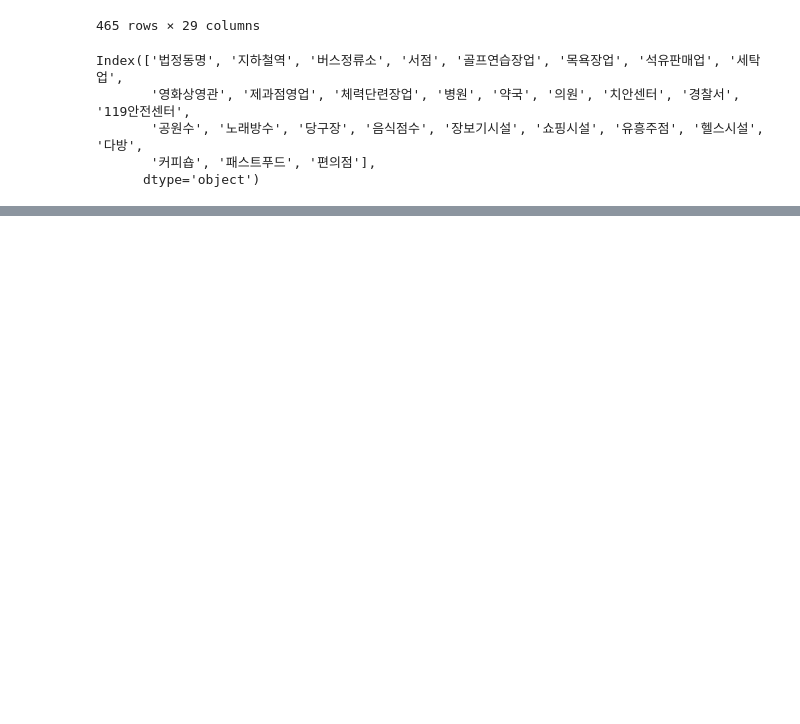
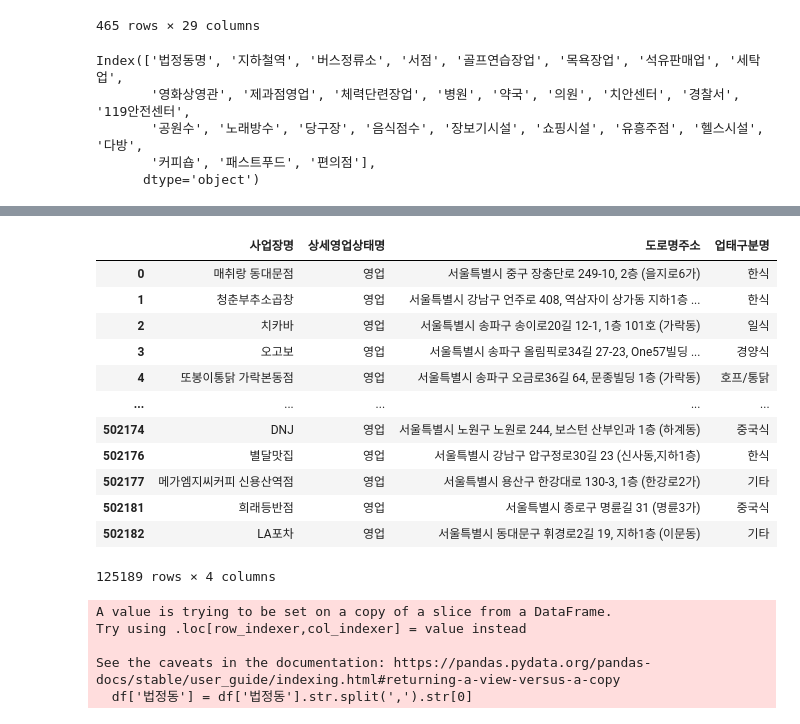
Before and after one commit to naedonnaelife/naedonnaesan, a Jupyter notebook: Clustering/food전처리.ipynb, the cells around one changed output, grey strips where cells are left out. Saved outputs shown, nothing was run; the diff lists cells and outputs as text; code cells hidden in the pictures; blank space fills up the shorter version.

```diff
--- a/Clustering/food전처리.ipynb
+++ b/Clustering/food전처리.ipynb
@@ -250,0 +283,18 @@ merged_df.to_csv('편의시설 변경 버전.csv', index=False)
+# %%
+df = df[['사업장명','상세영업상태명','도로명주소', '업태구분명']]
+df = df[df['상세영업상태명'] == '영업']
+df
+# %% [output]
+|  | 사업장명 | 상세영업상태명 | 도로명주소 | 업태구분명 |
+| 0 | 매취랑 동대문점 | 영업 | 서울특별시 중구 장충단로 249-10, 2층 (을지로6가) | 한식 |
+| 1 | 청춘부추소곱창 | 영업 | 서울특별시 강남구 언주로 408, 역삼자이 상가동 지하1층 ... | 한식 |
+| 2 | 치카바 | 영업 | 서울특별시 송파구 송이로20길 12-1, 1층 101호 (가락동) | 일식 |
+| 3 | 오고보 | 영업 | 서울특별시 송파구 올림픽로34길 27-23, One57빌딩 ... | 경양식 |
+| 4 | 또봉이통닭 가락본동점 | 영업 | 서울특별시 송파구 오금로36길 64, 문종빌딩 1층 (가락동) | 호프/통닭 |
+| ... | ... | ... | ... | ... |
+| 502174 | DNJ | 영업 | 서울특별시 노원구 노원로 244, 보스턴 산부인과 1층 (하계동) | 중국식 |
+| 502176 | 별달맛집 | 영업 | 서울특별시 강남구 압구정로30길 23 (신사동,지하1층) | 한식 |
+| 502177 | 메가엠지씨커피 신용산역점 | 영업 | 서울특별시 용산구 한강대로 130-3, 1층 (한강로2가) | 기타 |
+| 502181 | 희래등반점 | 영업 | 서울특별시 종로구 명륜길 31 (명륜3가) | 중국식 |
+| 502182 | LA포차 | 영업 | 서울특별시 동대문구 휘경로2길 19, 지하1층 (이문동) | 기타 |
+125189 rows × 4 columns
@@ -250,0 +305,8 @@ merged_df.to_csv('편의시설 변경 버전.csv', index=False)
+# %%
+df['법정동'] = df['법정동'].str.split(',').str[0]
+# %% [output]
+A value is trying to be set on a copy of a slice from a DataFrame.
+Try using .loc[row_indexer,col_indexer] = value instead
+
+See the caveats in the documentation: https://pandas.pydata.org/pandas-docs/stable/user_guide/indexing.html#returning-a-view-versus-a-copy
+  df['법정동'] = df['법정동'].str.split(',').str[0]
```
Also changed, not shown: parts of 19 cells of this notebook, 3 other files.
